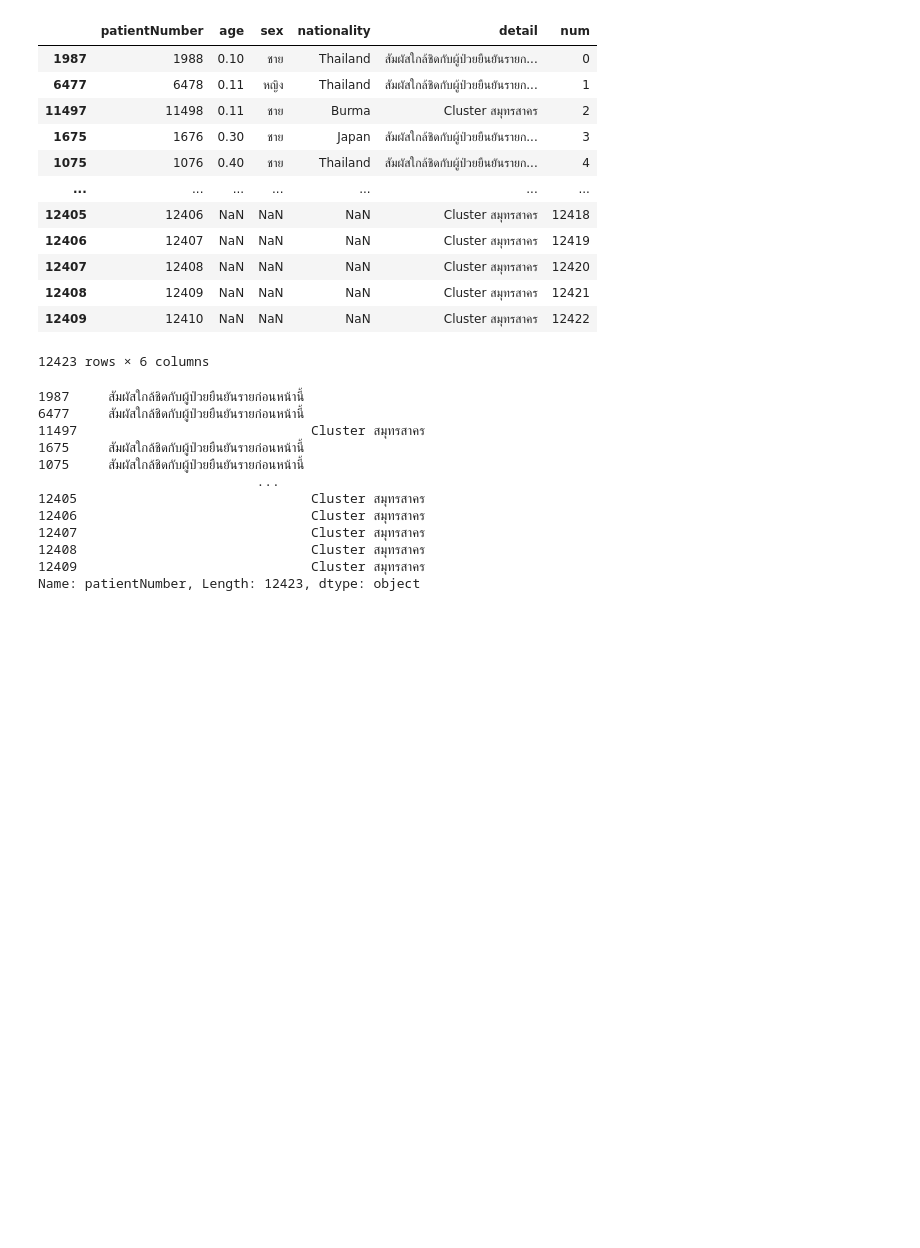
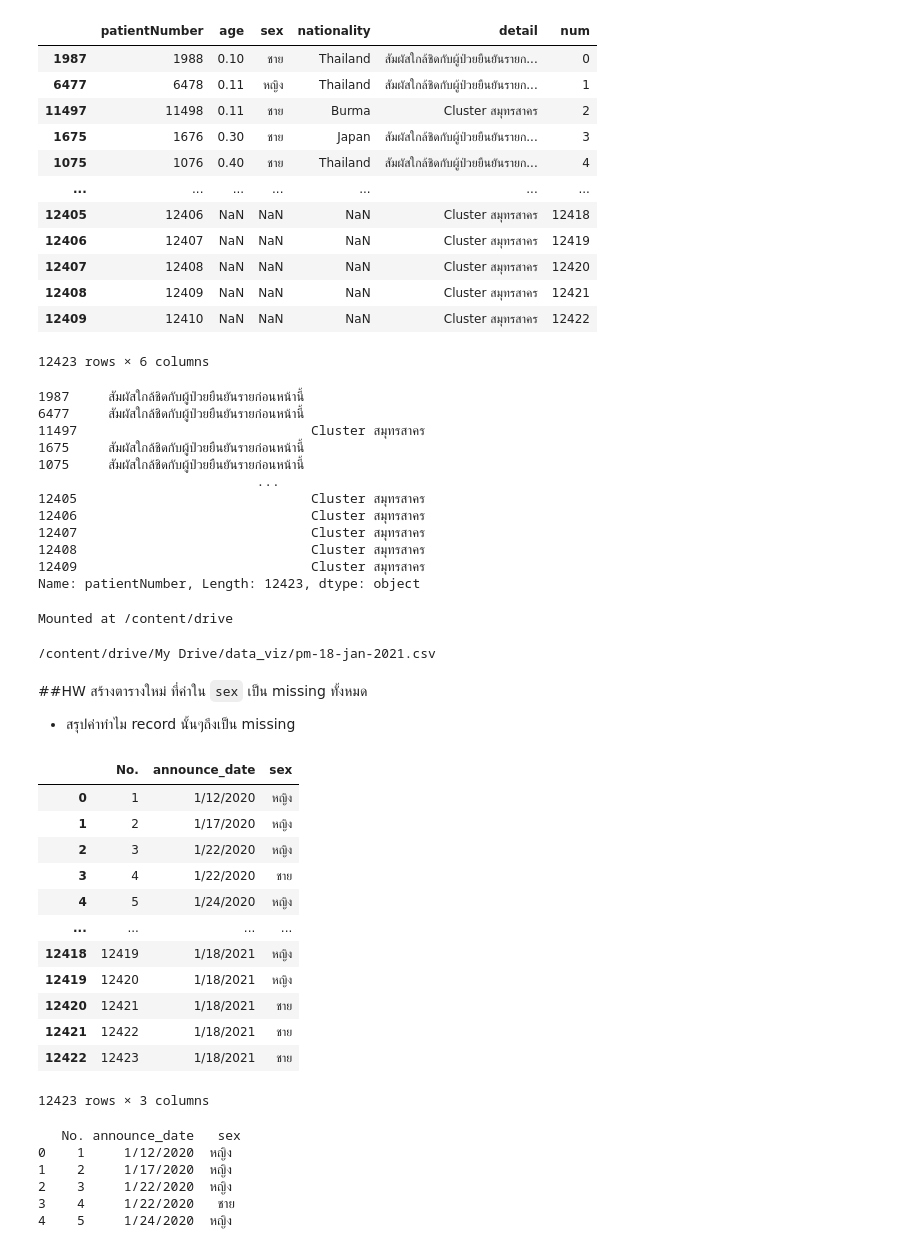
Before and after one commit to Watcharinkh/Data_viz, a Jupyter notebook: Pandas102.ipynb, the cells around one changed output. Cells and saved outputs as stored; diff of their text form; code cells hidden in the pictures; blank space fills up the shorter version.

````diff
--- a/Pandas102.ipynb
+++ b/Pandas102.ipynb
@@ -347,0 +350,48 @@ Name: patientNumber, Length: 12423, dtype: object
+# %%
+from google.colab import drive
+drive.mount('/content/drive')
+# %% [output]
+Mounted at /content/drive
+# %%
+import os
+
+path = '/content/drive/My Drive/data_viz'
+# %%
+covid_file_path = os.path.join(path,'pm-18-jan-2021.csv')
+print(covid_file_path)
+# %% [output]
+/content/drive/My Drive/data_viz/pm-18-jan-2021.csv
+# %%
+data_covid = pd.read_csv(covid_file_path)
+data_covid
+# %% [markdown]
+##HW สร้างตารางใหม่ ที่ค่าใน ```sex``` เป็น missing ทั้งหมด
+
+- สรุปค่าทำไม record นั้นๆถึงเป็น missing
+# %%
+data_s = data_covid[['No.','announce_date','sex']]
+data_s
+# %% [output]
+|  | No. | announce_date | sex |
+| 0 | 1 | 1/12/2020 | หญิง |
+| 1 | 2 | 1/17/2020 | หญิง |
+| 2 | 3 | 1/22/2020 | หญิง |
+| 3 | 4 | 1/22/2020 | ชาย |
+| 4 | 5 | 1/24/2020 | หญิง |
+| ... | ... | ... | ... |
+| 12418 | 12419 | 1/18/2021 | หญิง |
+| 12419 | 12420 | 1/18/2021 | หญิง |
+| 12420 | 12421 | 1/18/2021 | ชาย |
+| 12421 | 12422 | 1/18/2021 | ชาย |
+| 12422 | 12423 | 1/18/2021 | ชาย |
+12423 rows × 3 columns
+# %%
+this_data_update = data_s.fillna(value={'sex':'NaN'})
+print(this_data_update.head())
+# %% [output]
+   No. announce_date   sex
+0    1     1/12/2020  หญิง
+1    2     1/17/2020  หญิง
+2    3     1/22/2020  หญิง
+3    4     1/22/2020   ชาย
+4    5     1/24/2020  หญิง
````
Also changed, not shown: parts of 4 cells of this notebook.
